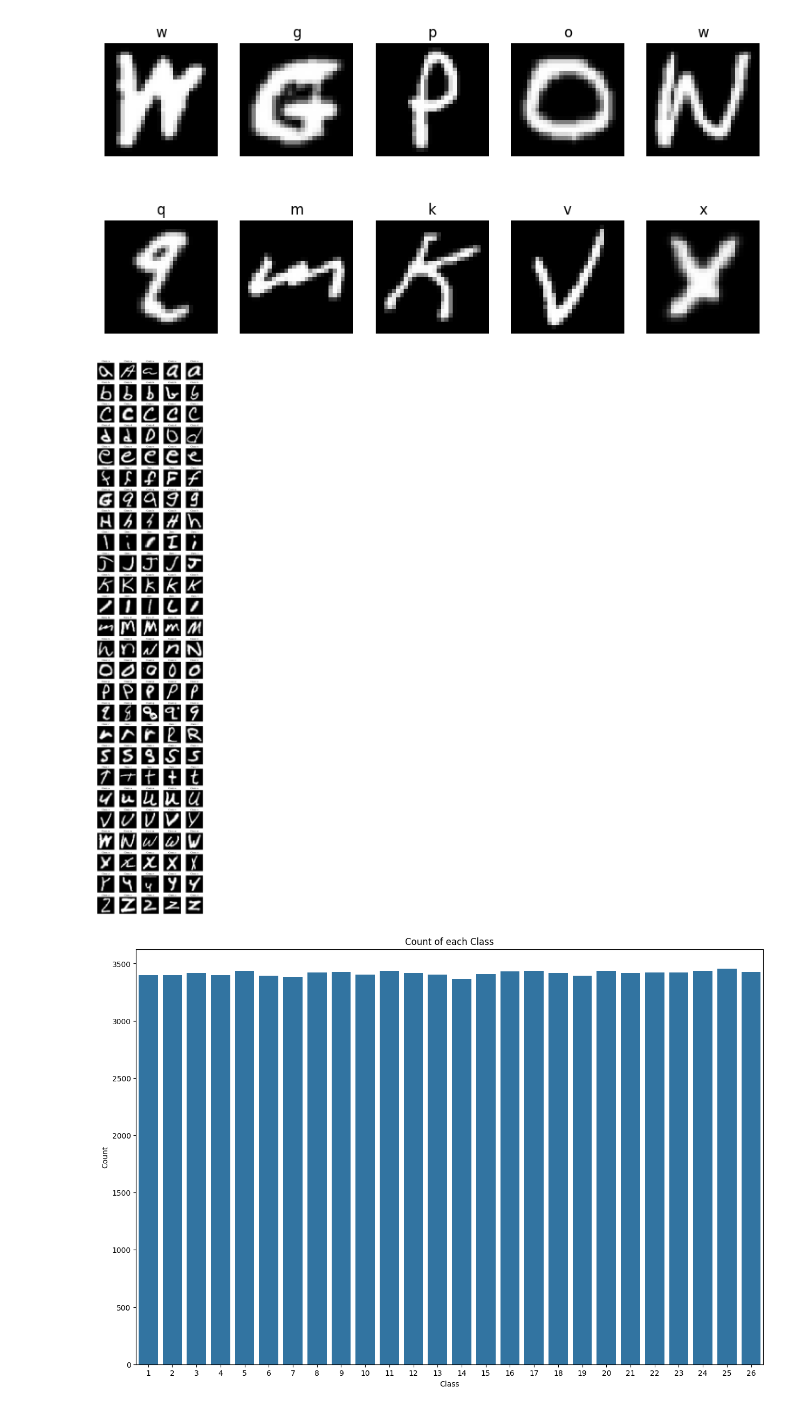
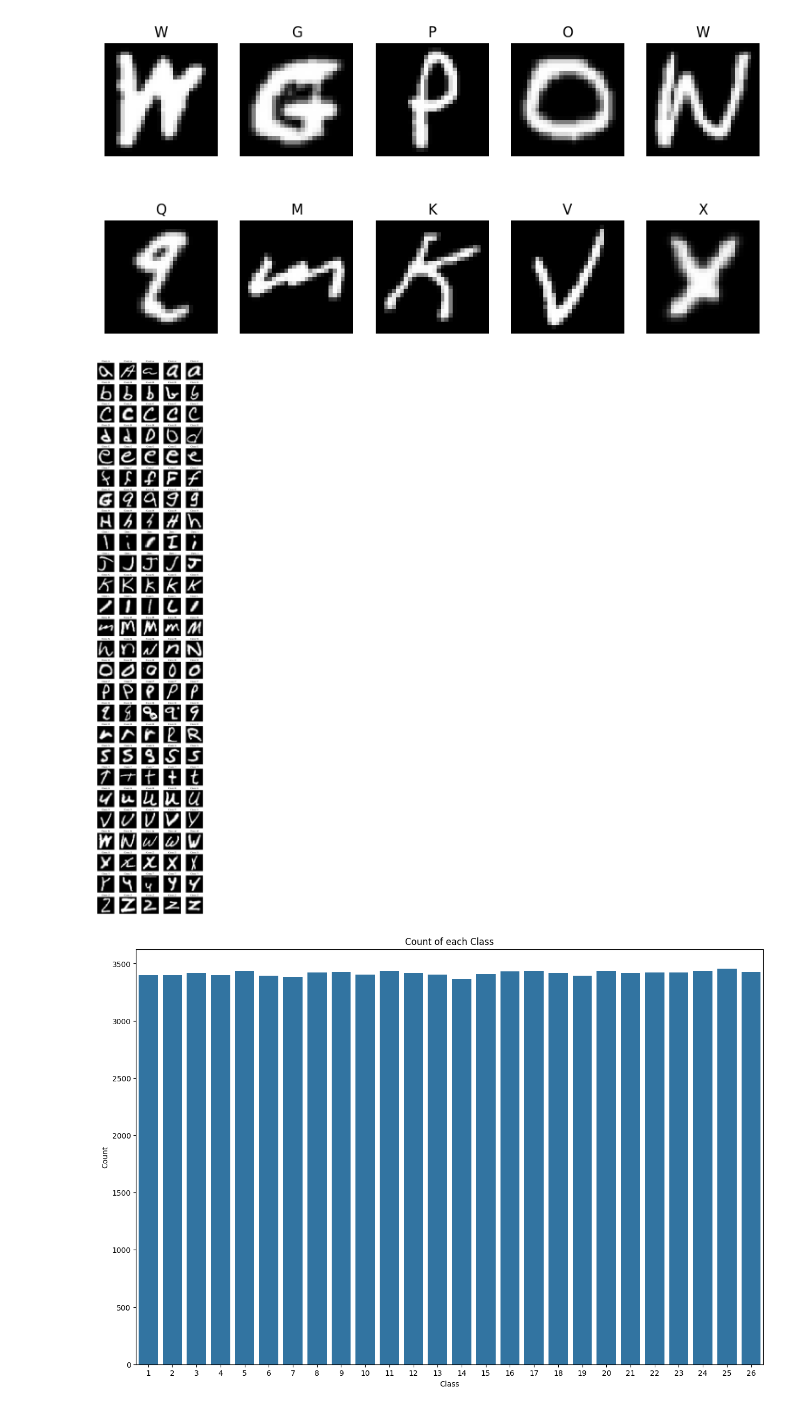
Before and after one commit to TayYikoon/CA2, a Jupyter notebook: DELE_CA2.ipynb, the cells around one changed output. Drawn from its saved outputs; the diff is of its cells as text; code cells hidden in the pictures.

```diff
--- a/DELE_CA2.ipynb
+++ b/DELE_CA2.ipynb
@@ -43,7 +50,7 @@ fig, axes = plt.subplots(2, 5, figsize=(10, 5))
 for i, ax in enumerate(axes.flat):
     if i < num_plot:
         ax.imshow(imgs_final[i], cmap='gray')
-        ax.set_title(chr(labels[i] + 96))
+        ax.set_title(chr(labels[i] + 64))
         ax.axis('off')
 
 plt.show()
@@ -58,20 +65,20 @@ num_classes = len(class_images)
 # %%
 num_plot = 5
 
 fig, axes = plt.subplots(num_classes, num_plot, figsize=(num_plot * 2, num_classes * 2))
 
 for i, (label, imgs) in enumerate(class_images.items()):
     for j in range(num_plot):
         if j < len(imgs):
             axes[i, j].imshow(imgs[j], cmap='gray')
             axes[i, j].axis('off')
-            axes[i, j].set_title(f'Class: {chr(label + 96)}')
+            axes[i, j].set_title(f'Class: {chr(label + 64)}')
 
 # Adjust layout to prevent overlap
 plt.tight_layout(rect=[0.05, 0.05, 1, 0.95])
 plt.show()
 # %% [output]
-[figure, old version]
+[figure, new version]
 # %%
 labels = pd.Series(labels)
 labels_counts = labels.value_counts().sort_index()
```
Also changed, not shown: parts of 13 cells of this notebook.
